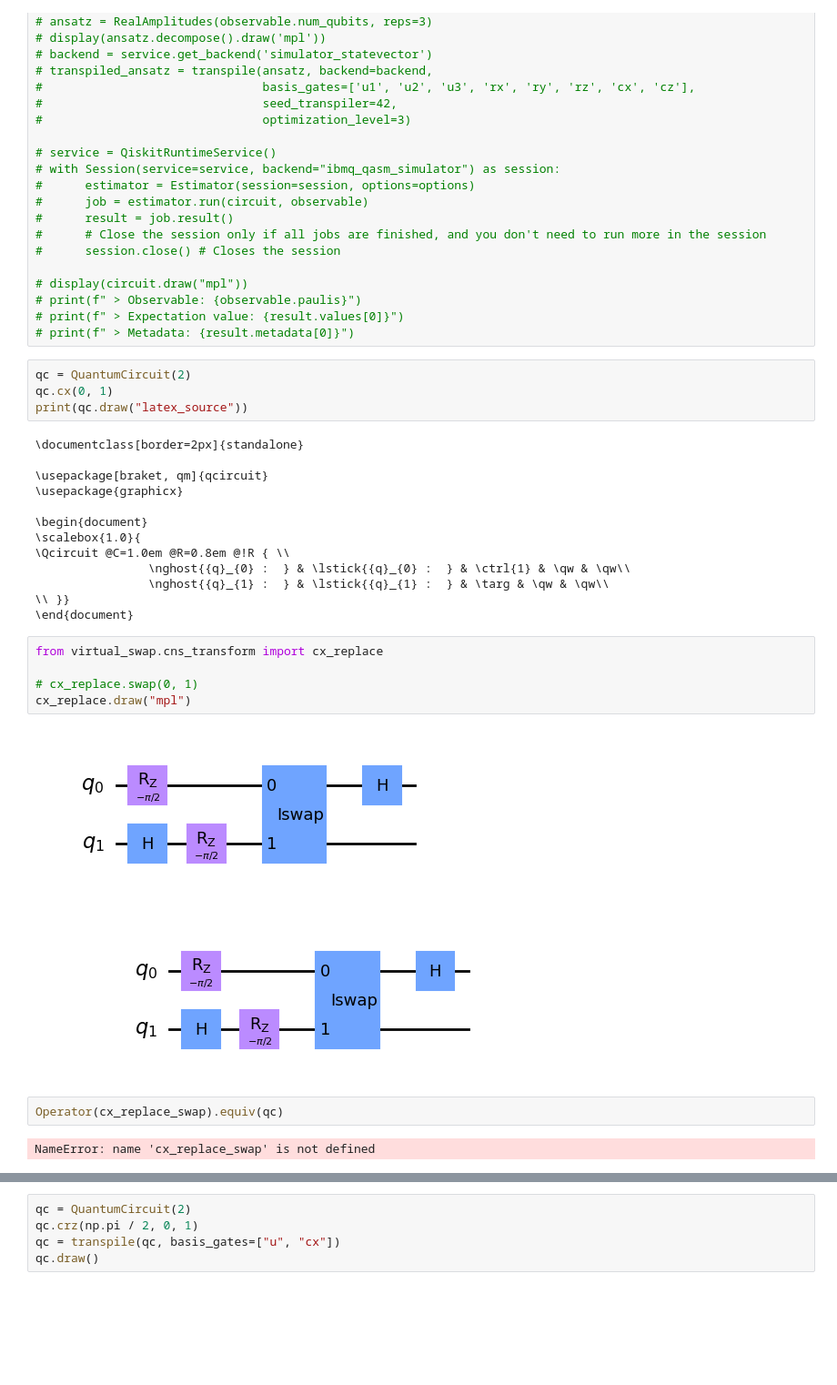
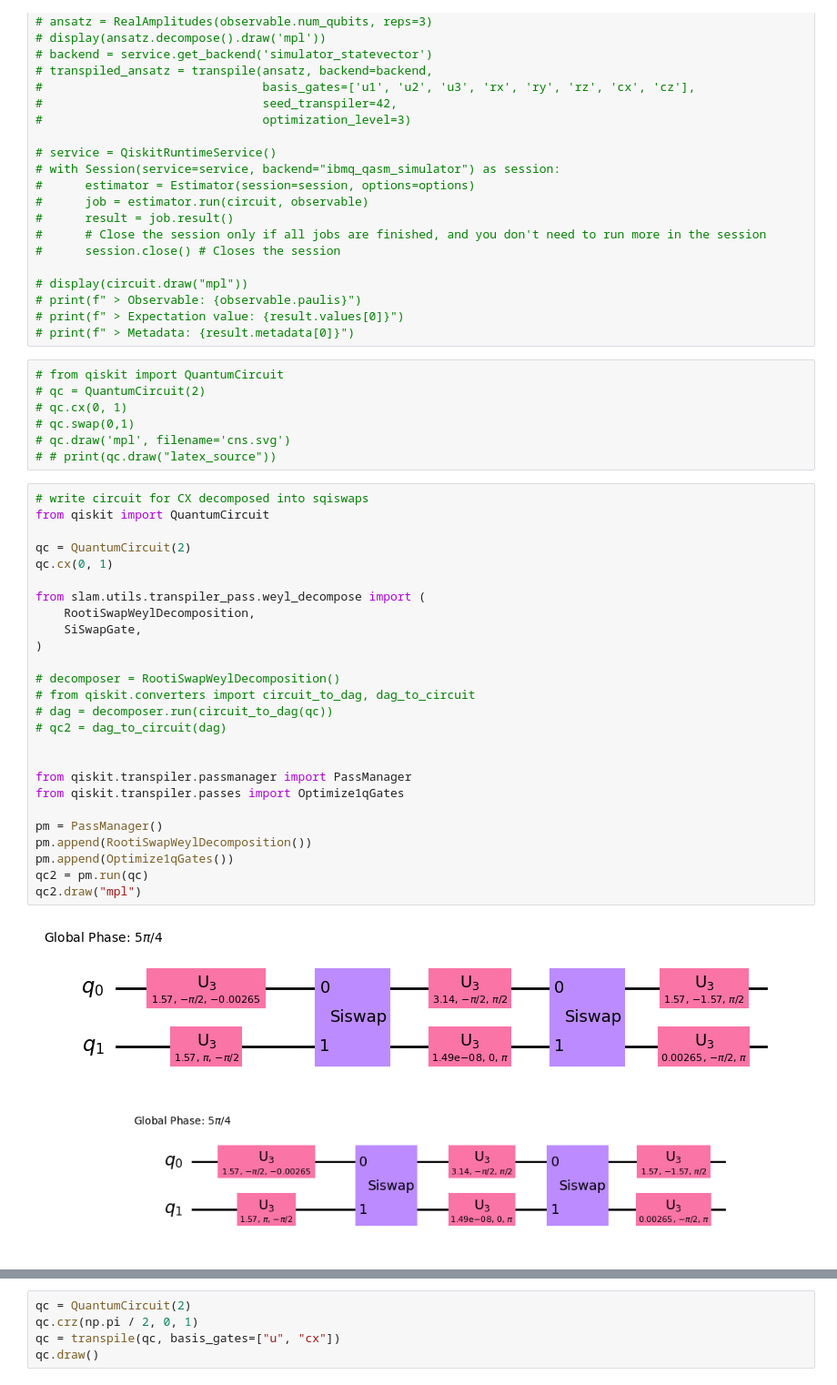
Before and after one commit to Pitt-JonesLab/mirror-gates, a Jupyter notebook: src/notebooks/weyl.ipynb, the cells around one changed output, grey strips where cells are left out. Shown at 91% size. Cells and saved outputs as stored; diff of their text form; blank space fills up the shorter version.

Commit message:
updates using sqiswap

```diff
--- a/src/notebooks/weyl.ipynb
+++ b/src/notebooks/weyl.ipynb
@@ -48,31 +46,38 @@ from weylchamber import uni
 # print(f" > Expectation value: {result.values[0]}")
 # print(f" > Metadata: {result.metadata[0]}")
 # %%
-qc = QuantumCircuit(2)
-qc.cx(0, 1)
-print(qc.draw("latex_source"))
+# from qiskit import QuantumCircuit
+# qc = QuantumCircuit(2)
+# qc.cx(0, 1)
+# qc.swap(0,1)
+# qc.draw('mpl', filename='cns.svg')
+# # print(qc.draw("latex_source"))
-# %% [output]
-\documentclass[border=2px]{standalone}
-
-\usepackage[braket, qm]{qcircuit}
-\usepackage{graphicx}
-
-\begin{document}
-\scalebox{1.0}{
-\Qcircuit @C=1.0em @R=0.8em @!R { \\
-                \nghost{{q}_{0} :  } & \lstick{{q}_{0} :  } & \ctrl{1} & \qw & \qw\\
-                \nghost{{q}_{1} :  } & \lstick{{q}_{1} :  } & \targ & \qw & \qw\\
-\\ }}
-\end{document}
-# %%
-from virtual_swap.cns_transform import cx_replace
-
-# cx_replace.swap(0, 1)
-cx_replace.draw("mpl")
-# %% [output]
-[figure, removed]
-[figure, removed]
-# %%
-Operator(cx_replace_swap).equiv(qc)
-# %% [output]
-NameError: name 'cx_replace_swap' is not defined
+# %%
+# write circuit for CX decomposed into sqiswaps
+from qiskit import QuantumCircuit
+
+qc = QuantumCircuit(2)
+qc.cx(0, 1)
+
+from slam.utils.transpiler_pass.weyl_decompose import (
+    RootiSwapWeylDecomposition,
+    SiSwapGate,
+)
+
+# decomposer = RootiSwapWeylDecomposition()
+# from qiskit.converters import circuit_to_dag, dag_to_circuit
+# dag = decomposer.run(circuit_to_dag(qc))
+# qc2 = dag_to_circuit(dag)
+
+
+from qiskit.transpiler.passmanager import PassManager
+from qiskit.transpiler.passes import Optimize1qGates
+
+pm = PassManager()
+pm.append(RootiSwapWeylDecomposition())
+pm.append(Optimize1qGates())
+qc2 = pm.run(qc)
+qc2.draw("mpl")
+# %% [output]
+[figure, added]
+[figure, added]
```
Also changed, not shown: parts of 5 cells of this notebook, 11 other files.
